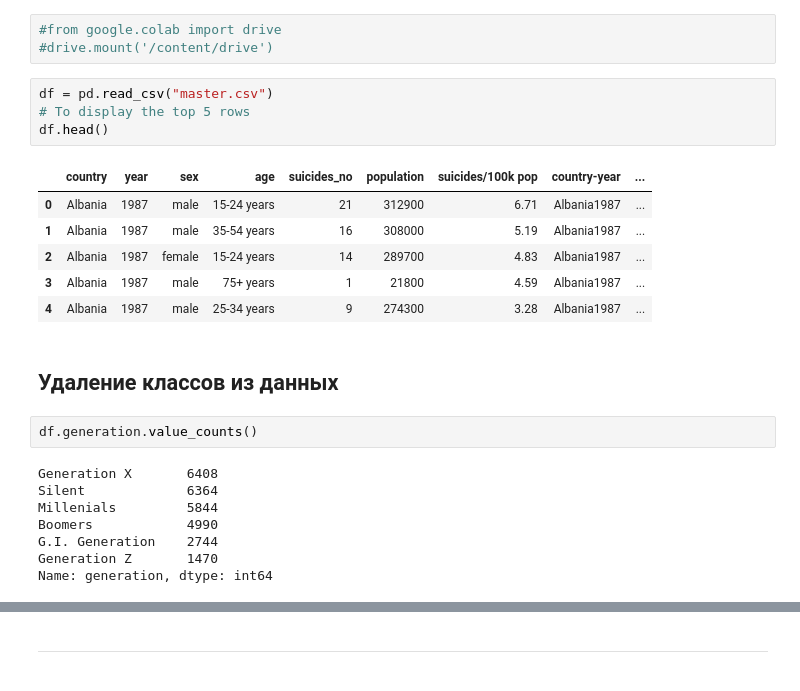
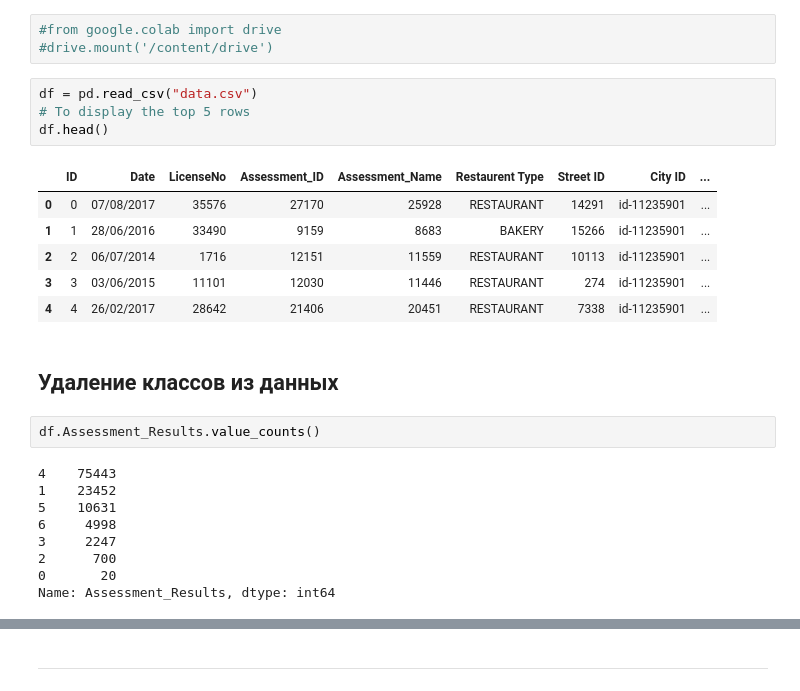
Before and after one commit to musicfreakt/algst, a Jupyter notebook: ml/lab1.ipynb, the cells around one changed output, grey strips where cells are left out. Saved outputs shown, nothing was run; the diff lists cells and outputs as text.

```diff
--- a/ml/lab1.ipynb
+++ b/ml/lab1.ipynb
@@ -37,25 +43,26 @@ import random
 #from google.colab import drive
 #drive.mount('/content/drive')
 # %%
-df = pd.read_csv("master.csv")
+df = pd.read_csv("data.csv")
 # To display the top 5 rows
 df.head()
 # %% [output]
-|  | country | year | sex | age | suicides_no | population | suicides/100k pop | country-year | ... |
-| 0 | Albania | 1987 | male | 15-24 years | 21 | 312900 | 6.71 | Albania1987 | ... |
-| 1 | Albania | 1987 | male | 35-54 years | 16 | 308000 | 5.19 | Albania1987 | ... |
-| 2 | Albania | 1987 | female | 15-24 years | 14 | 289700 | 4.83 | Albania1987 | ... |
-| 3 | Albania | 1987 | male | 75+ years | 1 | 21800 | 4.59 | Albania1987 | ... |
-| 4 | Albania | 1987 | male | 25-34 years | 9 | 274300 | 3.28 | Albania1987 | ... |
+|  | ID | Date | LicenseNo | Assessment_ID | Assessment_Name | Restaurent Type | Street ID | City ID | ... |
+| 0 | 0 | 07/08/2017 | 35576 | 27170 | 25928 | RESTAURANT | 14291 | id-11235901 | ... |
+| 1 | 1 | 28/06/2016 | 33490 | 9159 | 8683 | BAKERY | 15266 | id-11235901 | ... |
+| 2 | 2 | 06/07/2014 | 1716 | 12151 | 11559 | RESTAURANT | 10113 | id-11235901 | ... |
+| 3 | 3 | 03/06/2015 | 11101 | 12030 | 11446 | RESTAURANT | 274 | id-11235901 | ... |
+| 4 | 4 | 26/02/2017 | 28642 | 21406 | 20451 | RESTAURANT | 7338 | id-11235901 | ... |
 # %% [markdown]
 ## Удаление классов из данных
 # %%
-df.generation.value_counts()
+df.Assessment_Results.value_counts()
 # %% [output]
-Generation X       6408
-Silent             6364
-Millenials         5844
-Boomers            4990
-G.I. Generation    2744
-Generation Z       1470
-Name: generation, dtype: int64
+4    75443
+1    23452
+5    10631
+6     4998
+3     2247
+2      700
+0       20
+Name: Assessment_Results, dtype: int64
```
Also changed, not shown: parts of 25 cells of this notebook, 1 other file.
